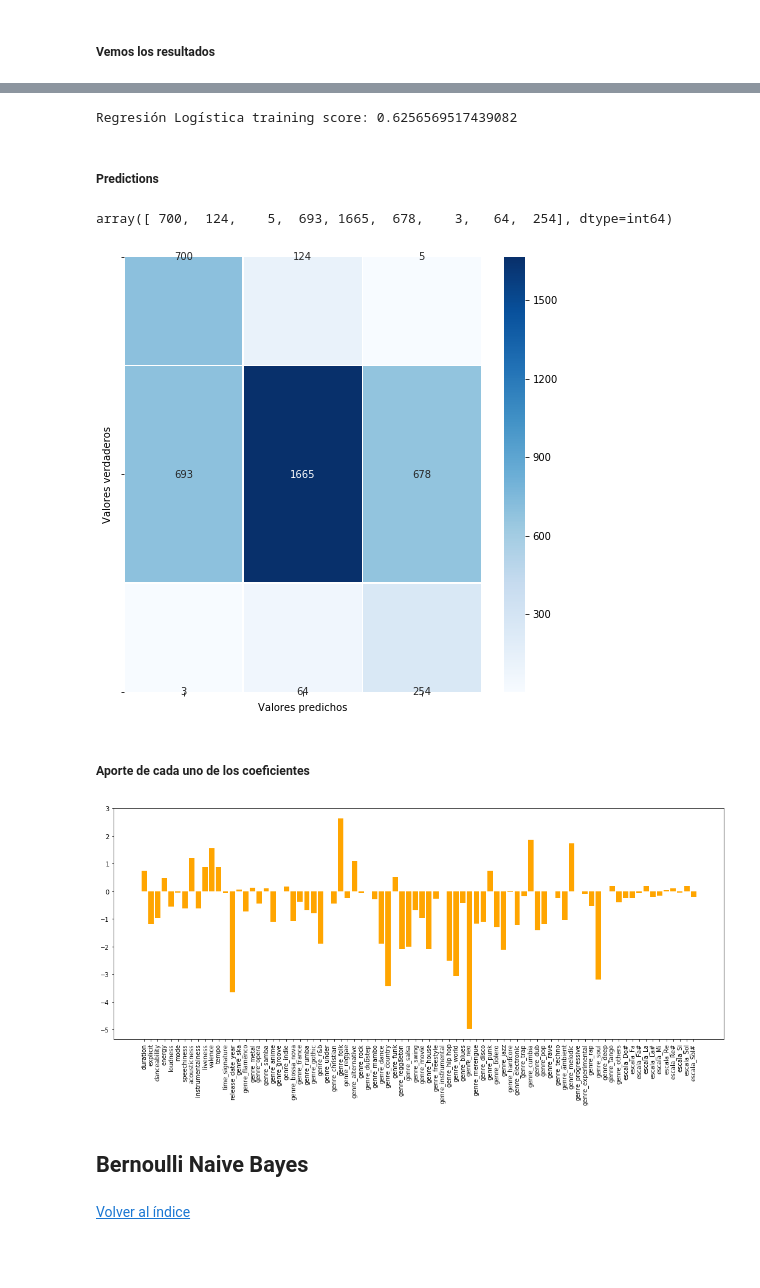
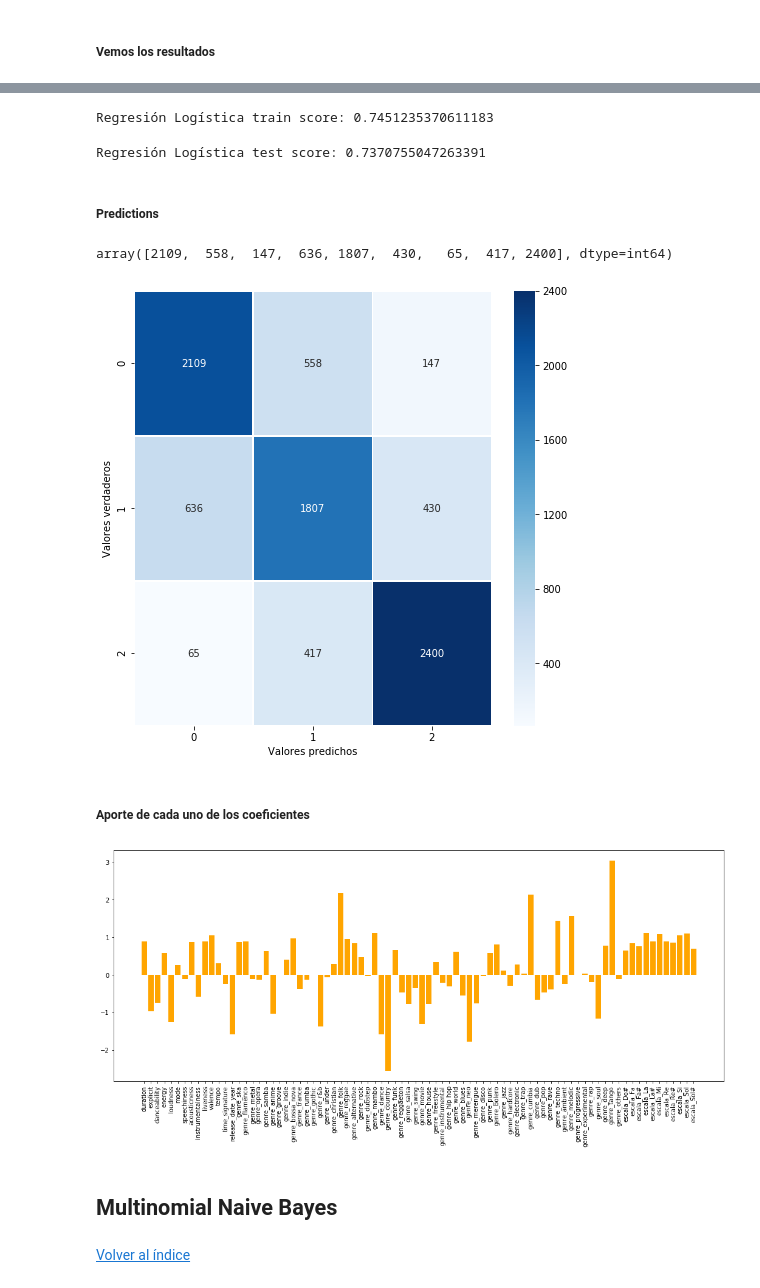
Before and after one commit to rdgagliano/DataScience-Grupo3, a Jupyter notebook: _2_Entrenamiento_Modelos.ipynb, the cells around one changed output, grey strips where cells are left out. Drawn from its saved outputs; the diff is of its cells as text; code cells hidden in the pictures; blank space fills up the shorter version.

```diff
--- a/_2_Entrenamiento_Modelos.ipynb
+++ b/_2_Entrenamiento_Modelos.ipynb
@@ -331,12 +270,17 @@ reg_log_pipe_grid=Pipeline(reg_log_pasos)
 # %% [markdown]
 ##### Definimos hiperparámetros para el modelo
 # %%
-reg_log_new_param_grid = [{'preprocesamiento':[MinMaxScaler(), StandardScaler(), None],
-                           'clasificador__C':np.linspace(0.0001, 5, 20),
-                           'clasificador__penalty':['l1', 'l2']}]
+reg_log_new_param_grid = [{'preprocesamiento':[MinMaxScaler(), StandardScaler()],
+                           'clasificador__random_state':[42],
+                           'clasificador__C':np.linspace(0.0001, 5, 5),
+                           'clasificador__penalty':['l2', 'elasticnet'],
+                           'clasificador__multi_class':['multinomial'],
+                          'clasificador__class_weight':['balanced'],
+                          'clasificador__solver': ['newton-cg', 'sag', 'saga','lbfgs']}]
 # %%
-start_time = time.time()
-kf = StratifiedKFold(n_splits=5, shuffle=True, random_state=12)
-reg_log_grid=GridSearchCV(reg_log_pipe_grid, reg_log_new_param_grid, cv=kf)
-reg_log_grid.fit(X_train_scaled_smoted, y_train_scaled_smoted)
-print("--- %s seconds ---" % (time.time() - start_time))
+if(not leer_modelos_desde_pickle):
+    start_time = time.time()
+    kf = StratifiedKFold(n_splits=5, shuffle=True, random_state=12)
+    reg_log_grid=GridSearchCV(reg_log_pipe_grid, reg_log_new_param_grid, cv=kf, n_jobs=-1, verbose=2)
+    reg_log_grid.fit(X_train_simplified_smoted, y_train_simplified_smoted)
+    print("--- %s seconds ---" % (time.time() - start_time))
@@ -345,3 +294,6 @@ print("--- %s seconds ---" % (time.time() - start_time))
+# %%
+if(leer_modelos_desde_pickle):
+    reg_log_grid = pickle.load(open('reg_log_grid.pkl', 'rb'))
 # %% [markdown]
 ##### Vemos los resultados
 # %%
@@ -353,5 +311,10 @@ reg_log_grid.best_params_
 # %%
-reg_log_score_training = reg_log_grid.score(X_test_scaled, y_test)
-print('Regresión Logística training score: ' + str(reg_log_score_training))
+reg_log_score_training = reg_log_grid.score(X_train_simplified_smoted, y_train_simplified_smoted)
+print('Regresión Logística train score: ' + str(reg_log_score_training))
 # %% [output]
-Regresión Logística training score: 0.6256569517439082
+Regresión Logística train score: 0.7451235370611183
+# %%
+reg_log_score_test = reg_log_grid.score(X_test_simplified_smoted, y_test_simplified_smoted)
+print('Regresión Logística test score: ' + str(reg_log_score_test))
+# %% [output]
+Regresión Logística test score: 0.7370755047263391
@@ -358,12 +323,12 @@ Regresión Logística training score: 0.6256569517439082
 # %% [markdown]
 ##### Predictions
 # %%
-reg_log_predicciones = reg_log_grid.predict(X_test_scaled)
+reg_log_predicciones = reg_log_grid.predict(X_test_simplified_smoted)
 # %%
-funcs.getConfusionMatrix(y_test, reg_log_predicciones, size = 8)
+funcs.getConfusionMatrix(y_test_simplified_smoted, reg_log_predicciones, size = 8, labels= classes_labels)
 # %% [output]
-array([ 700,  124,    5,  693, 1665,  678,    3,   64,  254], dtype=int64)
+array([2109,  558,  147,  636, 1807,  430,   65,  417, 2400], dtype=int64)
-[figure, old version]
+[figure, new version]
 # %% [markdown]
 ##### Aporte de cada uno de los coeficientes
 # %%
@@ -372,12 +337,12 @@ lr_coeficientes = reg_log_grid.best_estimator_.steps[1][1].coef_
 #graficamos el peso de cada uno de los coeficientes del modelo
 fig, ax = plt.subplots(figsize=(18,7))
 plt.bar([x for x in range(len(lr_coeficientes[0]))], lr_coeficientes[0],color='orange', linewidth=0.8)
-plt.xticks(range(0,len(lr_coeficientes[0])), X_train.columns, rotation=90)
+plt.xticks(range(0,len(lr_coeficientes[0])), X_train_simplified_smoted.columns, rotation=90)
 plt.show()
 # %% [output]
-[figure, old version]
+[figure, new version]
 # %% [markdown]
-## Bernoulli Naive Bayes  <a id="model_bernoulli_naive_bayes"></a>
+## Multinomial Naive Bayes  <a id="model_multinomial_naive_bayes"></a>
 # %% [markdown]
 <a href="#titulo">Volver al índice</a>
 # %%
```
Also changed, not shown: parts of 279 cells of this notebook, 12 other files.
